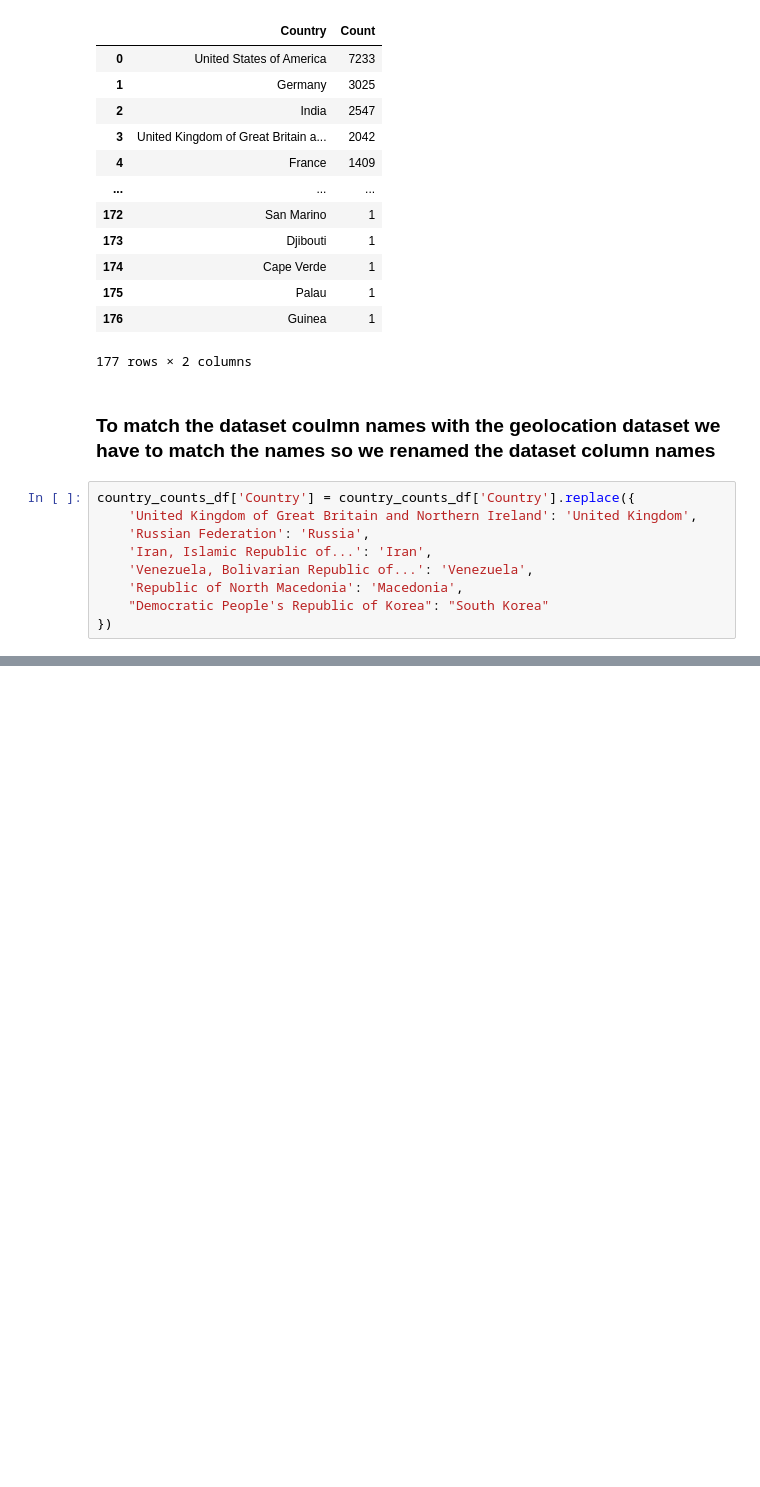
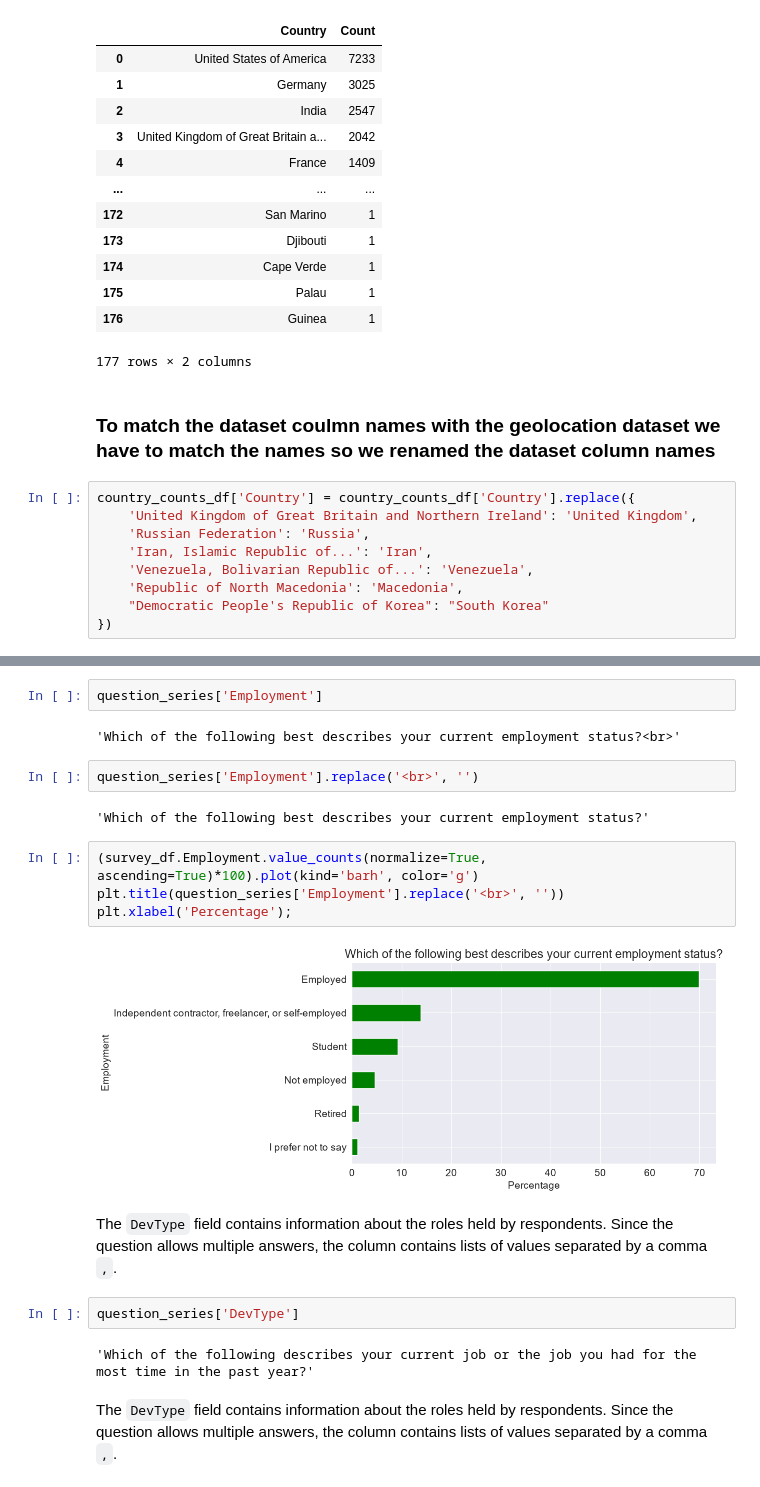
Before and after one commit to devmahbe/100_Numpy_Problems_With_Solutions, a Jupyter notebook: Week 8/EDA1.ipynb, the cells around one changed output, grey strips where cells are left out. Drawn from its saved outputs; the diff is of its cells as text; blank space fills up the shorter version.

```diff
--- a/Week 8/EDA1.ipynb
+++ b/Week 8/EDA1.ipynb
@@ -295,0 +370,22 @@ m
+# %%
+question_series['Employment']
+# %% [output]
+'Which of the following best describes your current employment status?<br>'
+# %%
+question_series['Employment'].replace('<br>', '')
+# %% [output]
+'Which of the following best describes your current employment status?'
+# %%
+(survey_df.Employment.value_counts(normalize=True, ascending=True)*100).plot(kind='barh', color='g')
+plt.title(question_series['Employment'].replace('<br>', ''))
+plt.xlabel('Percentage');
+# %% [output]
+[figure, added]
+# %% [markdown]
+The `DevType` field contains information about the roles held by respondents. Since the question allows multiple answers, the column contains lists of values separated by a comma `,`.
+# %%
+question_series['DevType']
+# %% [output]
+'Which of the following describes your current job or the job you had for the most time in the past year?'
+# %% [markdown]
+The `DevType` field contains information about the roles held by respondents. Since the question allows multiple answers, the column contains lists of values separated by a comma `,`.
```
Also changed, not shown: parts of 18 cells of this notebook.
